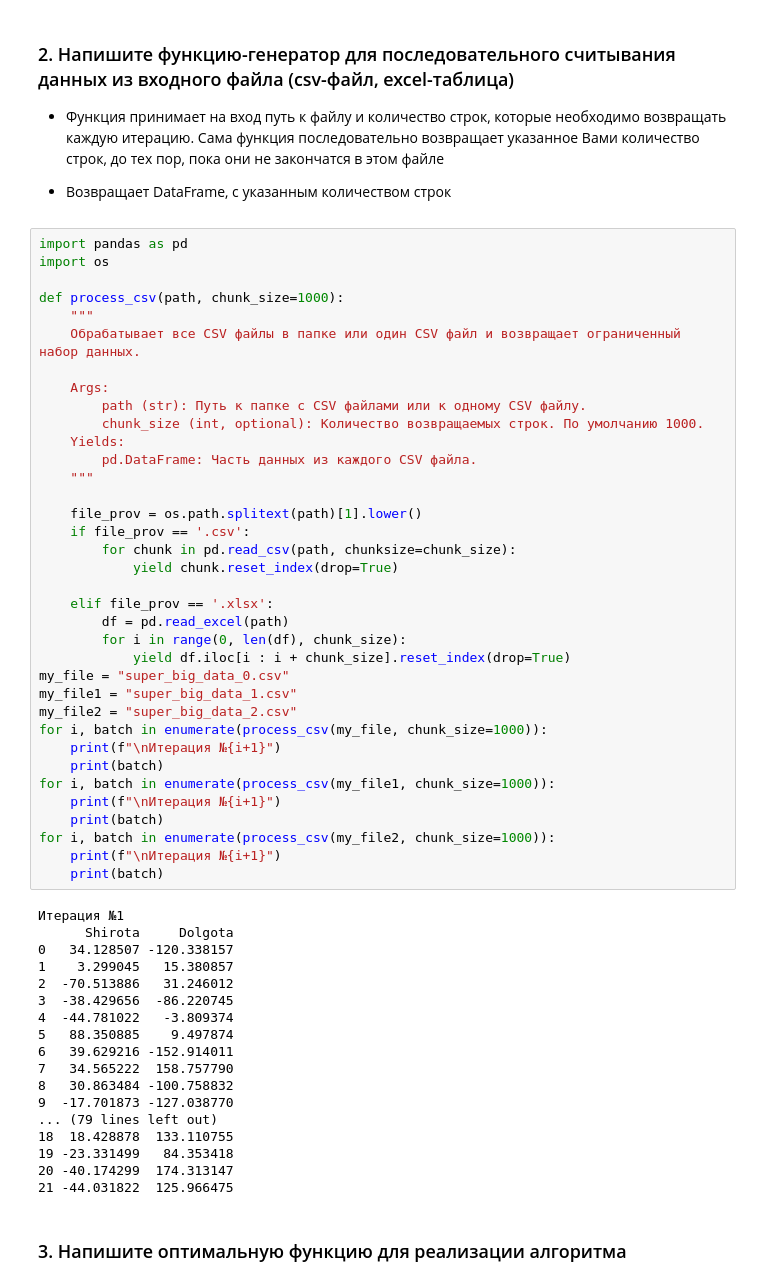
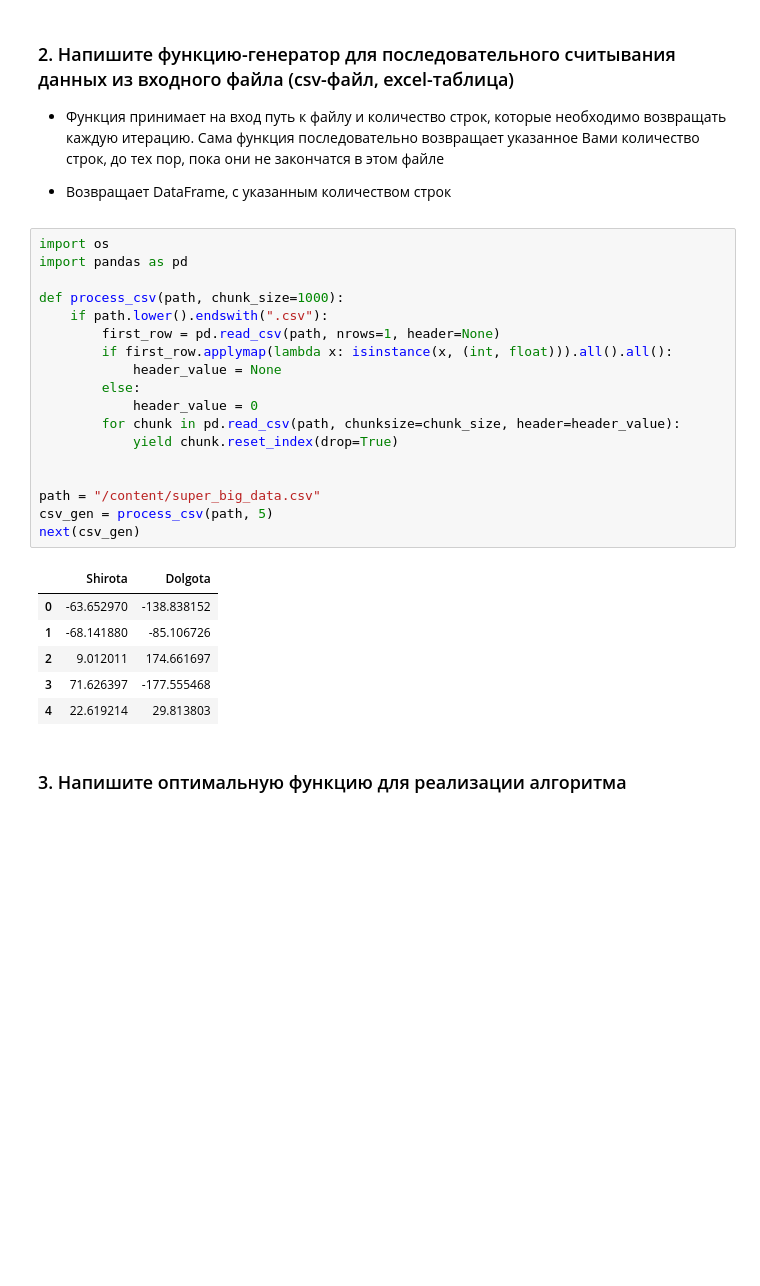
Before and after one commit to DanisStepanov/Computer-mathematics-systems, a Jupyter notebook: 6. Работа с электронными таблицами. Многопоточная и многопроцессорная оптимизация. Генераторы/Практическая_работа_№6_Формирование_электронных_таблиц.ipynb, the cells around one changed output. Drawn from its saved outputs; the diff is of its cells as text; blank space fills up the shorter version.

```diff
--- a/6. Работа с электронными таблицами. Многопоточная и многопроцессорная оптимизация. Генераторы/Практическая_работа_№6_Формирование_электронных_таблиц.ipynb
+++ b/6. Работа с электронными таблицами. Многопоточная и многопроцессорная оптимизация. Генераторы/Практическая_работа_№6_Формирование_электронных_таблиц.ipynb
@@ -1044,60 +1042,31 @@ generate_data("super_big_data", num_files=3, num_records_range=(10, 50), save_xl
 - Функция принимает на вход путь к файлу и количество строк, которые необходимо возвращать каждую итерацию. Сама функция последовательно возвращает указанное Вами количество строк, до тех пор, пока они не закончатся в этом файле
 
 - Возвращает DataFrame, с указанным количеством строк
-# %%
-import pandas as pd
-import os
-
-def process_csv(path, chunk_size=1000):
-    """
-    Обрабатывает все CSV файлы в папке или один CSV файл и возвращает ограниченный набор данных.
-
-    Args:
-        path (str): Путь к папке с CSV файлами или к одному CSV файлу.
-        chunk_size (int, optional): Количество возвращаемых строк. По умолчанию 1000.
-    Yields:
-        pd.DataFrame: Часть данных из каждого CSV файла.
-    """
-
-    file_prov = os.path.splitext(path)[1].lower()
-    if file_prov == '.csv':
-        for chunk in pd.read_csv(path, chunksize=chunk_size):
-            yield chunk.reset_index(drop=True)
-
-    elif file_prov == '.xlsx':
-        df = pd.read_excel(path)
-        for i in range(0, len(df), chunk_size):
-            yield df.iloc[i : i + chunk_size].reset_index(drop=True)
-my_file = "super_big_data_0.csv"
-my_file1 = "super_big_data_1.csv"
-my_file2 = "super_big_data_2.csv"
-for i, batch in enumerate(process_csv(my_file, chunk_size=1000)):
-    print(f"\nИтерация №{i+1}")
-    print(batch)
-for i, batch in enumerate(process_csv(my_file1, chunk_size=1000)):
-    print(f"\nИтерация №{i+1}")
-    print(batch)
-for i, batch in enumerate(process_csv(my_file2, chunk_size=1000)):
-    print(f"\nИтерация №{i+1}")
-    print(batch)
-# %% [output]
-Итерация №1
-      Shirota     Dolgota
-0   34.128507 -120.338157
-1    3.299045   15.380857
-2  -70.513886   31.246012
-3  -38.429656  -86.220745
-4  -44.781022   -3.809374
-5   88.350885    9.497874
-6   39.629216 -152.914011
-7   34.565222  158.757790
-8   30.863484 -100.758832
-9  -17.701873 -127.038770
-... (79 lines left out)
-18  18.428878  133.110755
-19 -23.331499   84.353418
-20 -40.174299  174.313147
-21 -44.031822  125.966475
+# %%
+import os
+import pandas as pd
+
+def process_csv(path, chunk_size=1000):
+    if path.lower().endswith(".csv"):
+        first_row = pd.read_csv(path, nrows=1, header=None)
+        if first_row.applymap(lambda x: isinstance(x, (int, float))).all().all():
+            header_value = None
+        else:
+            header_value = 0
+        for chunk in pd.read_csv(path, chunksize=chunk_size, header=header_value):
+            yield chunk.reset_index(drop=True)
+
+
+path = "/content/super_big_data.csv"
+csv_gen = process_csv(path, 5)
+next(csv_gen)
+# %% [output]
+|  | Shirota | Dolgota |
+| 0 | -63.652970 | -138.838152 |
+| 1 | -68.141880 | -85.106726 |
+| 2 | 9.012011 | 174.661697 |
+| 3 | 71.626397 | -177.555468 |
+| 4 | 22.619214 | 29.813803 |
 # %% [markdown]
 ### 3. Напишите оптимальную функцию для реализации алгоритма
 # %% [markdown]
```
Also changed, not shown: parts of 6 cells of this notebook.
